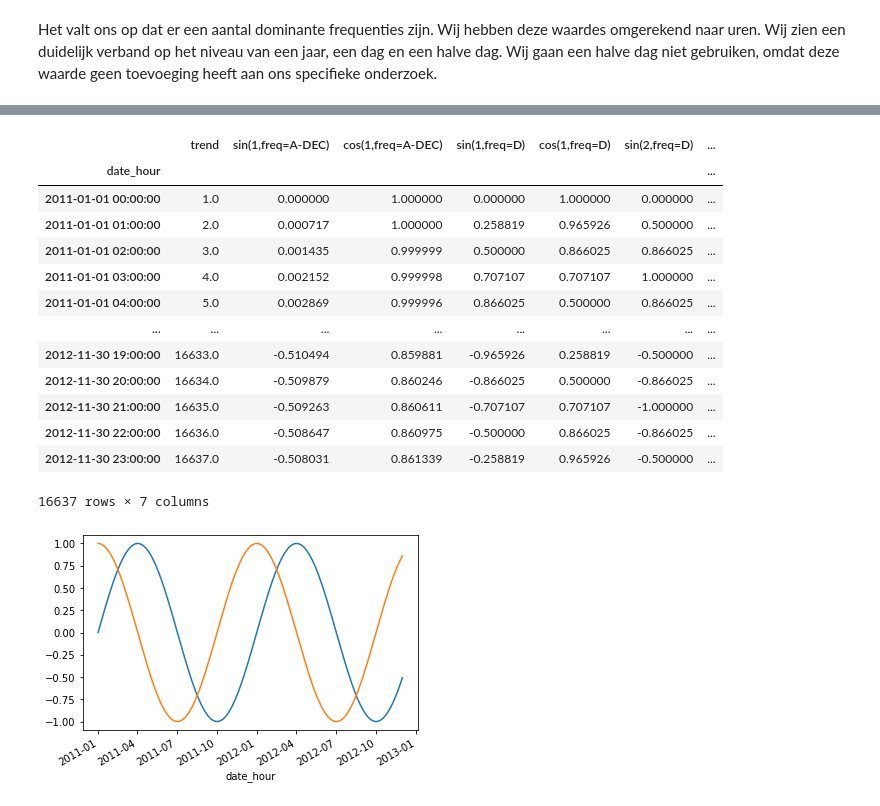
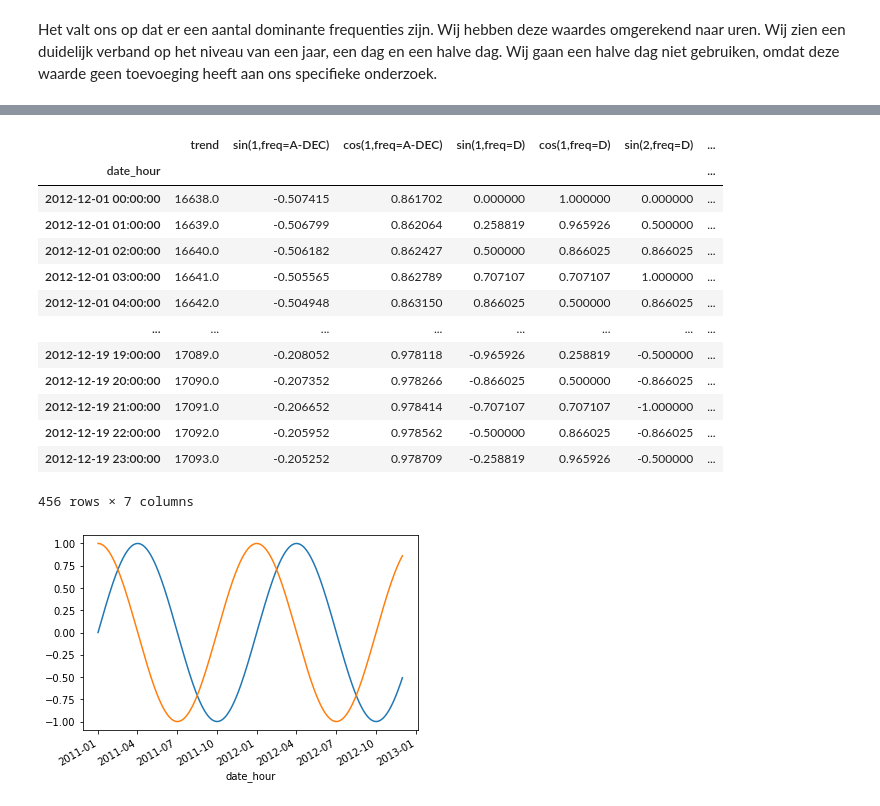
Before and after one commit to NimaGhafar/machine_learning_deurwaardes, a Jupyter notebook: Heethoofd_Portfolio.ipynb, the cells around one changed output, grey strips where cells are left out. Saved outputs shown, nothing was run; the diff lists cells and outputs as text; code cells hidden in the pictures.

```diff
--- a/Heethoofd_Portfolio.ipynb
+++ b/Heethoofd_Portfolio.ipynb
@@ -347,6 +347,8 @@ plt.show()
 ### Conclusie temperatuur
 Uit deze visualisatie zien wij het volgende: Hoe warmer het weer, hoe vaker het product wordt gebruikt.
 # %%
+train['datum'] = train['date_hour'].dt.date
+
 train2011 = train[train["year"] == 2011]
 train2012 = train[train["year"] == 2012]
 
@@ -671,3 +683,6 @@ for peak in peaks:
 11.994953136265321
 # %% [markdown]
 Het valt ons op dat er een aantal dominante frequenties zijn. Wij hebben deze waardes omgerekend naar uren. Wij zien een duidelijk verband op het niveau van een jaar, een dag en een halve dag. Wij gaan een halve dag niet gebruiken, omdat deze waarde geen toevoeging heeft aan ons specifieke onderzoek.
+# %%
+test = test.set_index('date_hour')
+test
@@ -674,36 +722,36 @@ Het valt ons op dat er een aantal dominante frequenties zijn. Wij hebben deze wa
 # %%
 from statsmodels.tsa.deterministic import CalendarFourier, DeterministicProcess
 
 fourier1 = CalendarFourier(freq="A", order=1)  # 1 sin/cos pairs for "A"nnual seasonality
 fourier2 = CalendarFourier(freq="D", order=2)  # 1 sin/cos pairs for "A"nnual seasonality
 
 dp = DeterministicProcess(
-    index=train['date_hour'],
+    index=train.index,
     constant=False,               # dummy feature for bias (y-intercept)
     order=1,                     # trend (order 1 means linear)
     seasonal=False,               # weekly seasonality (indicators)
     additional_terms=[fourier1,fourier2],  # annual seasonality (fourier)
     drop=True,                   # drop terms to avoid collinearity
 )
 
 X = dp.in_sample()  # create features for dates in tunnel.index
-#X2 = dp.out_of_sample(steps=len(train['date_hour']),forecast_index= train['date_hour'])
-X
+X2 = dp.out_of_sample(steps=len(test.index),forecast_index= test.index)
+X2
 # %% [output]
 |  | trend | sin(1,freq=A-DEC) | cos(1,freq=A-DEC) | sin(1,freq=D) | cos(1,freq=D) | sin(2,freq=D) | ... |
 | date_hour |  |  |  |  |  |  | ... |
-| 2011-01-01 00:00:00 | 1.0 | 0.000000 | 1.000000 | 0.000000 | 1.000000 | 0.000000 | ... |
-| 2011-01-01 01:00:00 | 2.0 | 0.000717 | 1.000000 | 0.258819 | 0.965926 | 0.500000 | ... |
-| 2011-01-01 02:00:00 | 3.0 | 0.001435 | 0.999999 | 0.500000 | 0.866025 | 0.866025 | ... |
-| 2011-01-01 03:00:00 | 4.0 | 0.002152 | 0.999998 | 0.707107 | 0.707107 | 1.000000 | ... |
-| 2011-01-01 04:00:00 | 5.0 | 0.002869 | 0.999996 | 0.866025 | 0.500000 | 0.866025 | ... |
+| 2012-12-01 00:00:00 | 16638.0 | -0.507415 | 0.861702 | 0.000000 | 1.000000 | 0.000000 | ... |
+| 2012-12-01 01:00:00 | 16639.0 | -0.506799 | 0.862064 | 0.258819 | 0.965926 | 0.500000 | ... |
+| 2012-12-01 02:00:00 | 16640.0 | -0.506182 | 0.862427 | 0.500000 | 0.866025 | 0.866025 | ... |
+| 2012-12-01 03:00:00 | 16641.0 | -0.505565 | 0.862789 | 0.707107 | 0.707107 | 1.000000 | ... |
+| 2012-12-01 04:00:00 | 16642.0 | -0.504948 | 0.863150 | 0.866025 | 0.500000 | 0.866025 | ... |
 | ... | ... | ... | ... | ... | ... | ... | ... |
-| 2012-11-30 19:00:00 | 16633.0 | -0.510494 | 0.859881 | -0.965926 | 0.258819 | -0.500000 | ... |
-| 2012-11-30 20:00:00 | 16634.0 | -0.509879 | 0.860246 | -0.866025 | 0.500000 | -0.866025 | ... |
-| 2012-11-30 21:00:00 | 16635.0 | -0.509263 | 0.860611 | -0.707107 | 0.707107 | -1.000000 | ... |
-| 2012-11-30 22:00:00 | 16636.0 | -0.508647 | 0.860975 | -0.500000 | 0.866025 | -0.866025 | ... |
-| 2012-11-30 23:00:00 | 16637.0 | -0.508031 | 0.861339 | -0.258819 | 0.965926 | -0.500000 | ... |
+| 2012-12-19 19:00:00 | 17089.0 | -0.208052 | 0.978118 | -0.965926 | 0.258819 | -0.500000 | ... |
+| 2012-12-19 20:00:00 | 17090.0 | -0.207352 | 0.978266 | -0.866025 | 0.500000 | -0.866025 | ... |
+| 2012-12-19 21:00:00 | 17091.0 | -0.206652 | 0.978414 | -0.707107 | 0.707107 | -1.000000 | ... |
+| 2012-12-19 22:00:00 | 17092.0 | -0.205952 | 0.978562 | -0.500000 | 0.866025 | -0.866025 | ... |
+| 2012-12-19 23:00:00 | 17093.0 | -0.205252 | 0.978709 | -0.258819 | 0.965926 | -0.500000 | ... |
-16637 rows × 7 columns
+456 rows × 7 columns
 # %%
 X['sin(1,freq=A-DEC)'].plot()
 X['cos(1,freq=A-DEC)'].plot()
```
Also changed, not shown: parts of 23 cells of this notebook.
